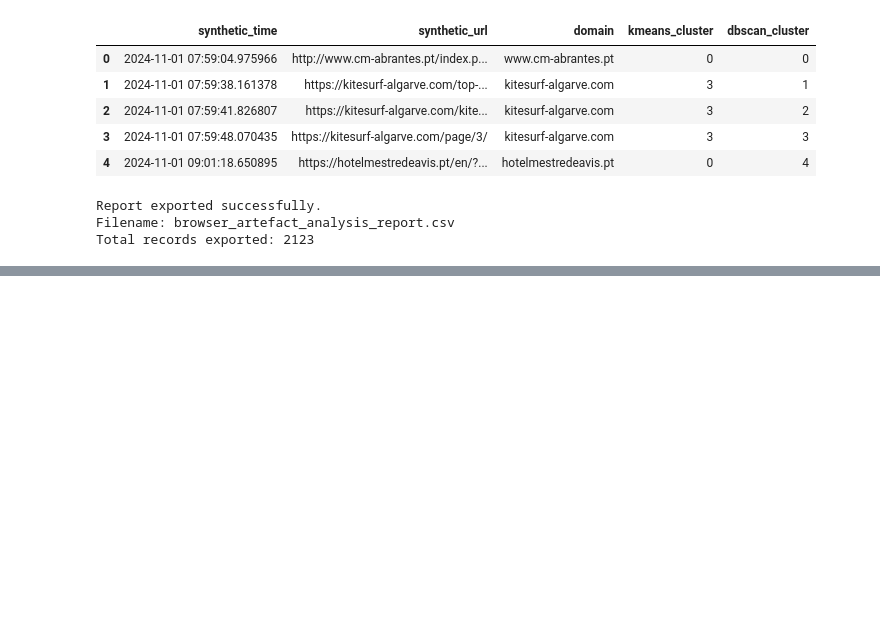
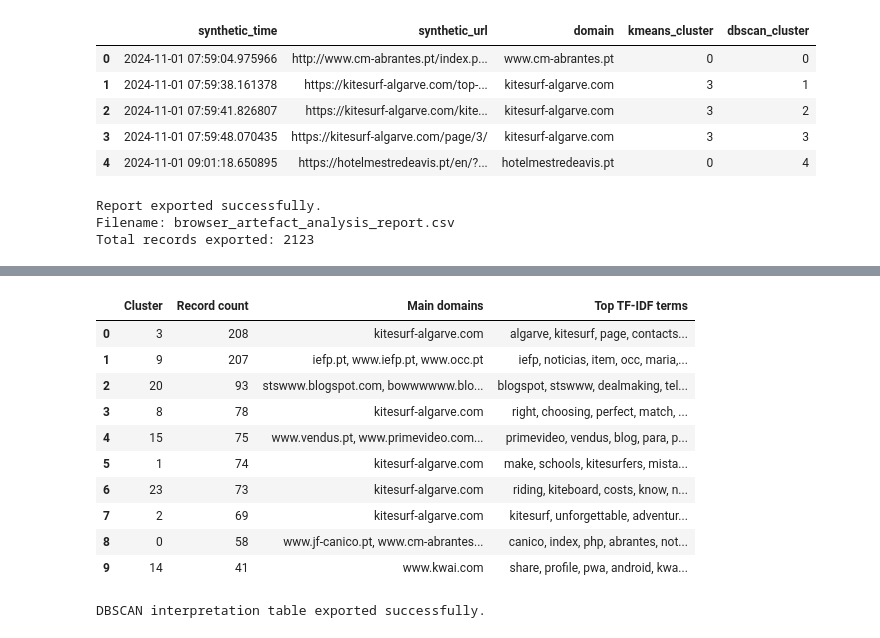
Before and after one commit to asl0180/-my-first-website, a Jupyter notebook: UntitBrowser_Artefact_clusteringled6.ipynb, the cells around one changed output, grey strips where cells are left out. Drawn from its saved outputs; the diff is of its cells as text; code cells hidden in the pictures; blank space fills up the shorter version.

```diff
--- a/UntitBrowser_Artefact_clusteringled6.ipynb
+++ b/UntitBrowser_Artefact_clusteringled6.ipynb
@@ -1618,0 +2197,12 @@ Total records exported: 2123
+# %%
+# Find the 10 largest DBSCAN clusters
+dbscan_cluster_sizes = (
+    final_report[
+        final_report["dbscan_cluster"] != -1
+    ]["dbscan_cluster"]
+    .value_counts()
+    .head(10)
+)
+
+print("Ten largest DBSCAN clusters:")
+display(dbscan_cluster_sizes.to_frame("Record count"))
@@ -1618,0 +2364,50 @@ Total records exported: 2123
+# %%
+dbscan_interpretation = []
+
+for cluster_number in dbscan_cluster_sizes.index:
+
+    cluster_records = final_report[
+        final_report["dbscan_cluster"] == cluster_number
+    ]
+
+    top_domains = (
+        cluster_records["domain"]
+        .value_counts()
+        .head(3)
+    )
+
+    dbscan_interpretation.append({
+        "Cluster": cluster_number,
+        "Record count": len(cluster_records),
+        "Main domains": ", ".join(top_domains.index),
+        "Top TF-IDF terms": dbscan_terms_df.loc[
+            dbscan_terms_df["Cluster"] == cluster_number,
+            "Top TF-IDF terms"
+        ].iloc[0]
+    })
+
+dbscan_interpretation_df = pd.DataFrame(
+    dbscan_interpretation
+)
+
+display(dbscan_interpretation_df)
+
+dbscan_interpretation_df.to_csv(
+    "dbscan_cluster_interpretation.csv",
+    index=False
+)
+
+print("DBSCAN interpretation table exported successfully.")
+# %% [output]
+|  | Cluster | Record count | Main domains | Top TF-IDF terms |
+| 0 | 3 | 208 | kitesurf-algarve.com | algarve, kitesurf, page, contacts... |
+| 1 | 9 | 207 | iefp.pt, www.iefp.pt, www.occ.pt | iefp, noticias, item, occ, maria,... |
+| 2 | 20 | 93 | stswww.blogspot.com, bowwwwww.blo... | blogspot, stswww, dealmaking, tel... |
+| 3 | 8 | 78 | kitesurf-algarve.com | right, choosing, perfect, match, ... |
+| 4 | 15 | 75 | www.vendus.pt, www.primevideo.com... | primevideo, vendus, blog, para, p... |
+| 5 | 1 | 74 | kitesurf-algarve.com | make, schools, kitesurfers, mista... |
+| 6 | 23 | 73 | kitesurf-algarve.com | riding, kiteboard, costs, know, n... |
+| 7 | 2 | 69 | kitesurf-algarve.com | kitesurf, unforgettable, adventur... |
+| 8 | 0 | 58 | www.jf-canico.pt, www.cm-abrantes... | canico, index, php, abrantes, not... |
+| 9 | 14 | 41 | www.kwai.com | share, profile, pwa, android, kwa... |
+DBSCAN interpretation table exported successfully.
```
Also changed, not shown: parts of 20 cells of this notebook.
